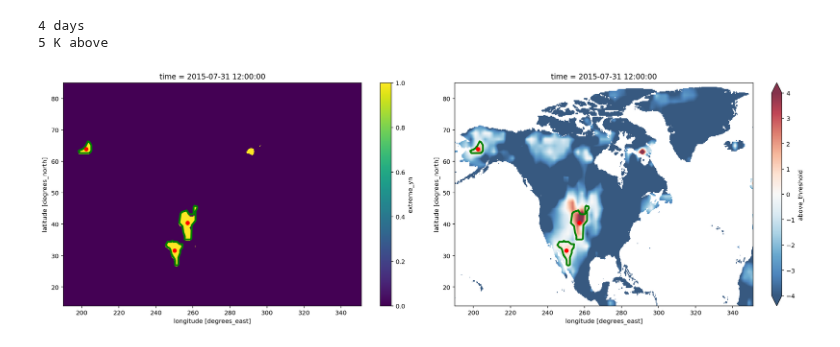
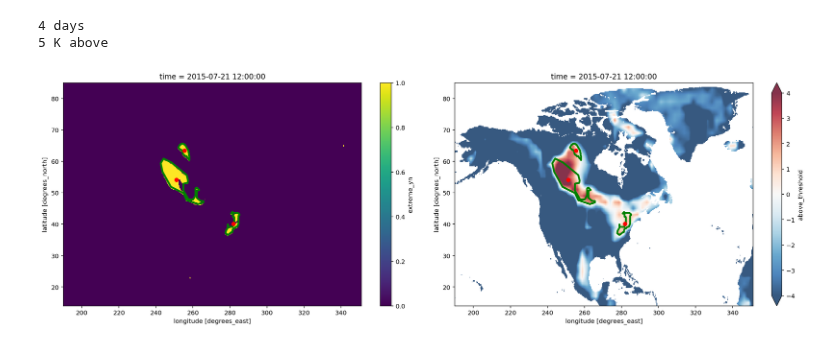
Before and after one commit to KorayKinik/heat-extremes-CMIP6, a Jupyter notebook: koray/bounding_contours.ipynb, the cells around one changed output. Saved outputs shown, nothing was run; the diff lists cells and outputs as text; code cells hidden in the pictures.

```diff
--- a/koray/bounding_contours.ipynb
+++ b/koray/bounding_contours.ipynb
@@ -63,36 +59,33 @@ produce visualizations. It uses the the heat events y/n dataset
 which was (supposed to be pre-) produced by the "Heatwave Analysis" algorithm.
 """
 
-def find_contours(arr2d: np.array, extend=False) -> List[np.array]:
-    """Encapsulate islands of 1s and return contours, [(i,j),(..),]."""
-    H = arr2d.astype(np.uint8)
-    ret, thresh = cv2.threshold(H, 0, 1, 0, cv2.THRESH_BINARY)
+# constants for openCV countour finding
+SMOOTH_RATIO = 0.005
+AREA_TRESH = 50
 
-    kernel = np.ones((10,10), np.uint8)
-    thresh = cv2.morphologyEx(thresh, cv2.MORPH_CLOSE, kernel)
-    contours, hier = cv2.findContours(thresh, cv2.RETR_EXTERNAL, cv2.CHAIN_APPROX_SIMPLE)
-
-    if extend:
-        contours = [cv2.convexHull(c) for c in contours]
-    contours = [c for c in contours if c.shape[0]>1] # filter single points
-
-    return contours
-
+# constants derived from the root dataset
+IMG_SHAPE = (ds.dims['lat'], ds.dims['lon'])
 LONS = ds.coords['lon']
 LATS = ds.coords['lat']
-SMOOTH_RATIO = 0.005
-AREA_TRESH = 50
-IMG_SHAPE = (ds.dims['lat'], ds.dims['lon'])
 
 
 class Contour():
+    """A single contour obj. All unit operations are managed here."""
 
     def __init__(self, cnt:np.array):
         self.contour = cnt
-        self.area = cv2.contourArea(cnt)
+        self.name = uuid.uuid4().hex[:6]
+        self._area = 0.0
         self._smoothened = np.array([], dtype=np.int32)
         self._projected = np.array([], dtype=np.float64)
         self._center = ()
+
+    def __repr__(self):
+        return self.name
+
+    @property
+    def area(self):
+        return cv2.contourArea(self.contour)
 
     @property
     def smoothened(self):
@@ -127,48 +120,72 @@ class Contour():
         if self.overlaps(obj2):
             c1, c2 = self.contour, obj2.contour
             fused = cv2.convexHull(np.vstack([c1, c2]))
-            return (self.__class__(fused), )
+            larger = [self, obj2][np.argmax([self.area, obj2.area])]
+            larger.contour = fused
+#             self.contour = fused
+            return (larger,)
         else:
             return (self, obj2)
 
+def find_contours(arr2d: np.array,
+                  extend:bool=False,
+                  min_area:int=50) -> List[np.array]:
+    """Encapsulate islands of 1s and return contours, [(i,j),(..),].
+    input:  day-slice of a dataset tasmax dataarray
+    output: list of contours (np.arrays)"""
+
+    H = arr2d.astype(np.uint8)
+    ret, thresh = cv2.threshold(H, 0, 1, 0, cv2.THRESH_BINARY)
+
+    kernel = np.ones((10,10), np.uint8)
+    thresh = cv2.morphologyEx(thresh, cv2.MORPH_CLOSE, kernel)
+    contours, hier = cv2.findContours(thresh, cv2.RETR_EXTERNAL, cv2.CHAIN_APPROX_SIMPLE)
+
+    if extend:
+        contours = [cv2.convexHull(c) for c in contours]
+
+    contours = [c for c in contours if c.shape[0]>1] # filter single points
+    contours = [Contour(c) for c in contours]
+    contours = [c for c in contours if c.area>min_area]
+
+    return contours
+
 ####################################
-# Visualize
+# Visualize a random day
 ####################################
+
+# select the day to plot
+idx = 201
 
 # store some meta data for easy access
 dr = pd.DatetimeIndex(ds['time'].dt.floor('D').values.astype('str'))
 
 # create plot(s)
 fig, (ax1, ax2) = plt.subplots(1,2, figsize=(18,6))
-
-# select the day to plot
-idx = 211
 
 day = dr[idx].strftime("%Y-%m-%d")
 tasmax = ds['tasmax'].sel(time=day)
 tdiff = ds['above_threshold'].sel(time=day)
 extreme = ds['extreme_yn'].sel(time=day)
 
 im1 = extreme.squeeze().plot.imshow(ax=ax1)
 im2 = tdiff.squeeze().plot.imshow(ax=ax2, cmap='RdBu_r', vmin=4, vmax=-4, alpha=0.8)
 
 # find bounding contours
 arr2d = extreme.values[0]
-contours = find_contours(arr2d, extend=False)
-contours = [Contour(c) for c in contours]
-contours = [c for c in contours if c.area>150]
+contours = find_contours(arr2d, extend=False, min_area=150)
 
 # add these patches on the plot(s)
 patches = [Polygon(c.projected.squeeze(), True) for c in contours]
 
 args = dict(edgecolors=("g",), linewidths=(3,), facecolor="none",)
 p = PatchCollection(patches, **args)
 ax1.add_collection(p)
 [ax1.scatter(x=c.center[0], y=c.center[1], c='r') for c in contours]
 p = PatchCollection(patches, **args)
 ax2.add_collection(p)
 [ax2.scatter(x=c.center[0], y=c.center[1], c='r') for c in contours]
 
 fig.tight_layout()
 # %% [output]
-[figure, old version]
+[figure, new version]
```
Also changed, not shown: parts of 3 cells of this notebook.
